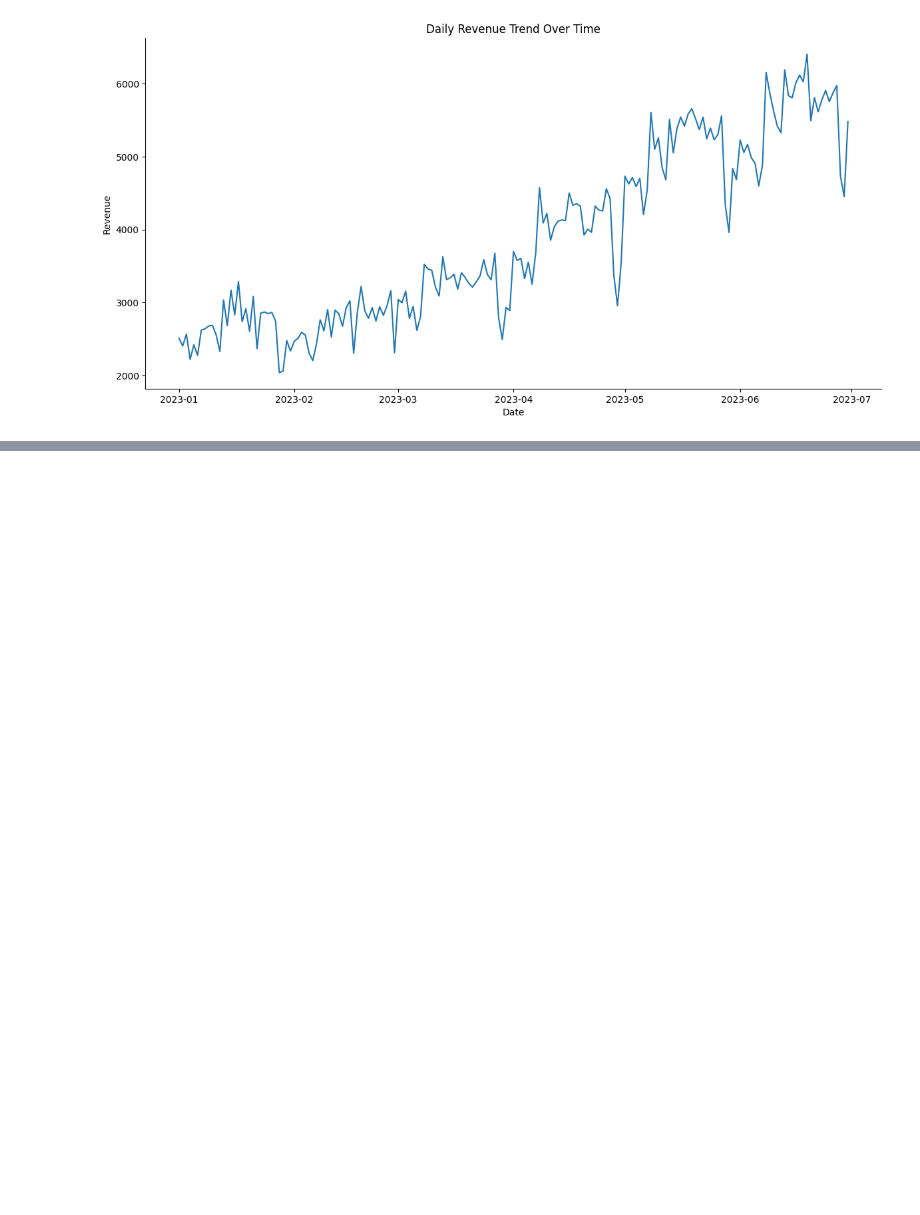
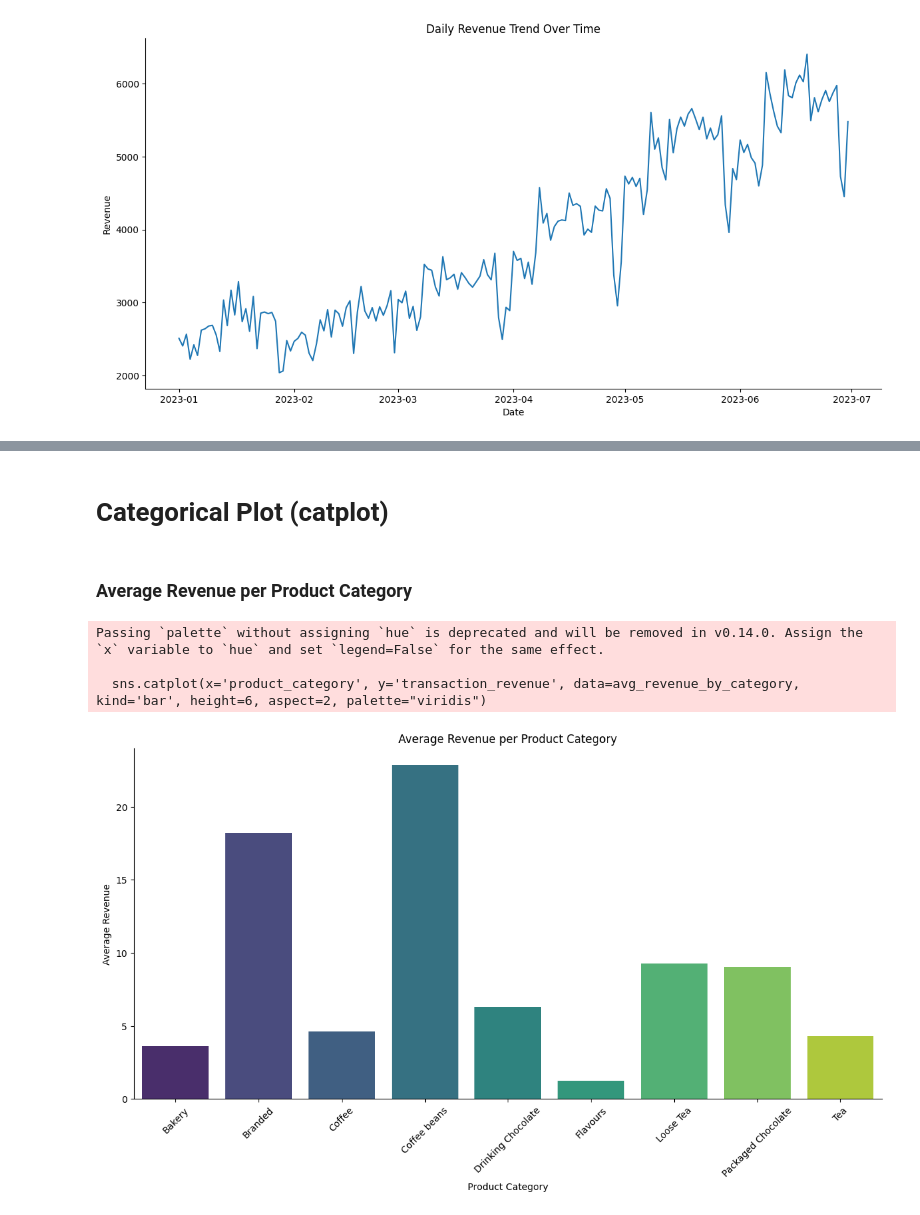
Before and after one commit to Hasibur013/Data-Hackathon, a Jupyter notebook: data_hackathon_visualize.ipynb, the cells around one changed output, grey strips where cells are left out. Saved outputs shown, nothing was run; the diff lists cells and outputs as text; code cells hidden in the pictures; blank space fills up the shorter version.

```diff
--- a/project.ipynb
+++ b/data_hackathon_visualize.ipynb
@@ -363,0 +386,19 @@ plt.show()
+# %% [markdown]
+# Categorical Plot (catplot)
+# %% [markdown]
+### Average Revenue per Product Category
+# %%
+# Calculating average revenue by product category
+avg_revenue_by_category = data.groupby('product_category')['transaction_revenue'].mean().reset_index()
+
+sns.catplot(x='product_category', y='transaction_revenue', data=avg_revenue_by_category, kind='bar', height=6, aspect=2, palette="viridis")
+plt.title('Average Revenue per Product Category')
+plt.xlabel('Product Category')
+plt.ylabel('Average Revenue')
+plt.xticks(rotation=45)
+plt.show()
+# %% [output]
+Passing `palette` without assigning `hue` is deprecated and will be removed in v0.14.0. Assign the `x` variable to `hue` and set `legend=False` for the same effect.
+
+  sns.catplot(x='product_category', y='transaction_revenue', data=avg_revenue_by_category, kind='bar', height=6, aspect=2, palette="viridis")
+[figure, added]
```
Also changed, not shown: parts of 7 cells of this notebook.
